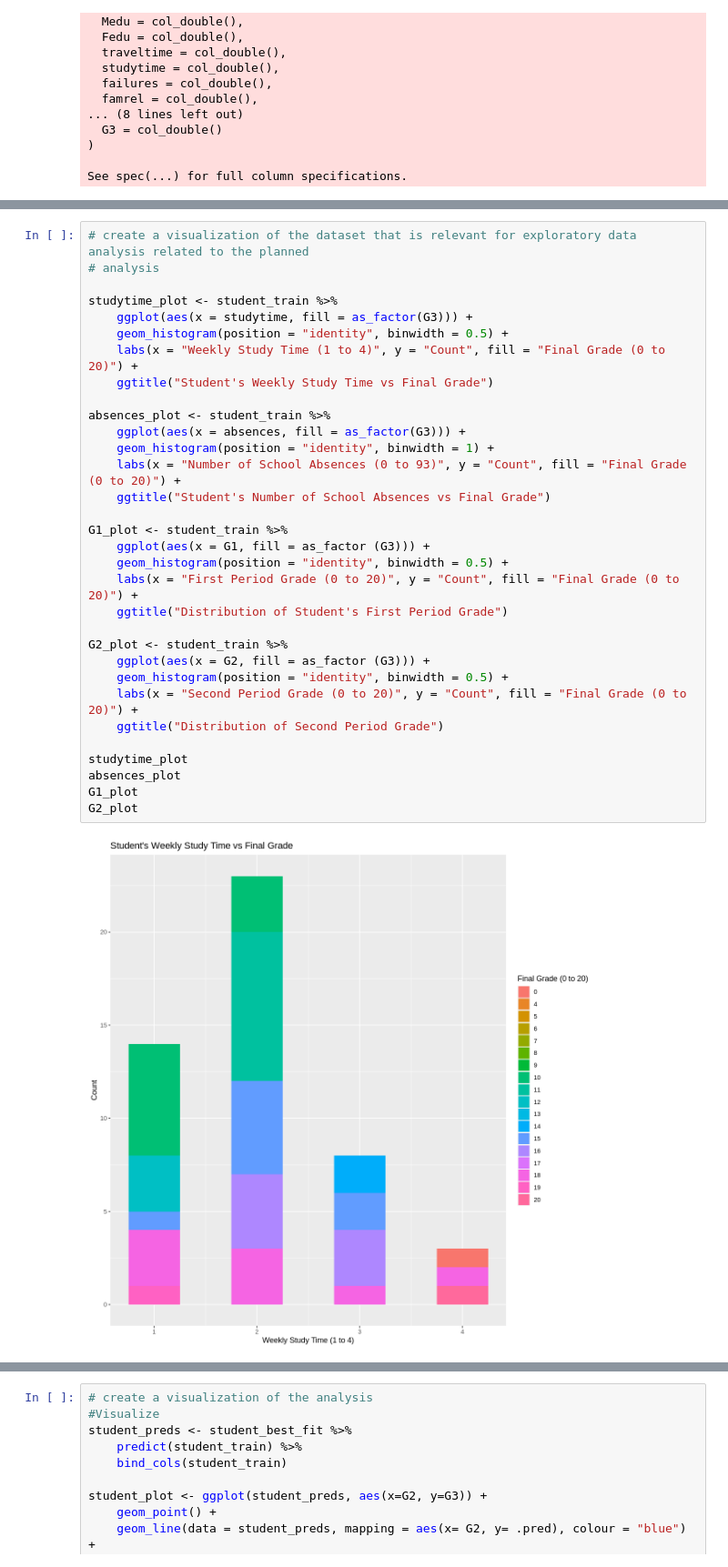
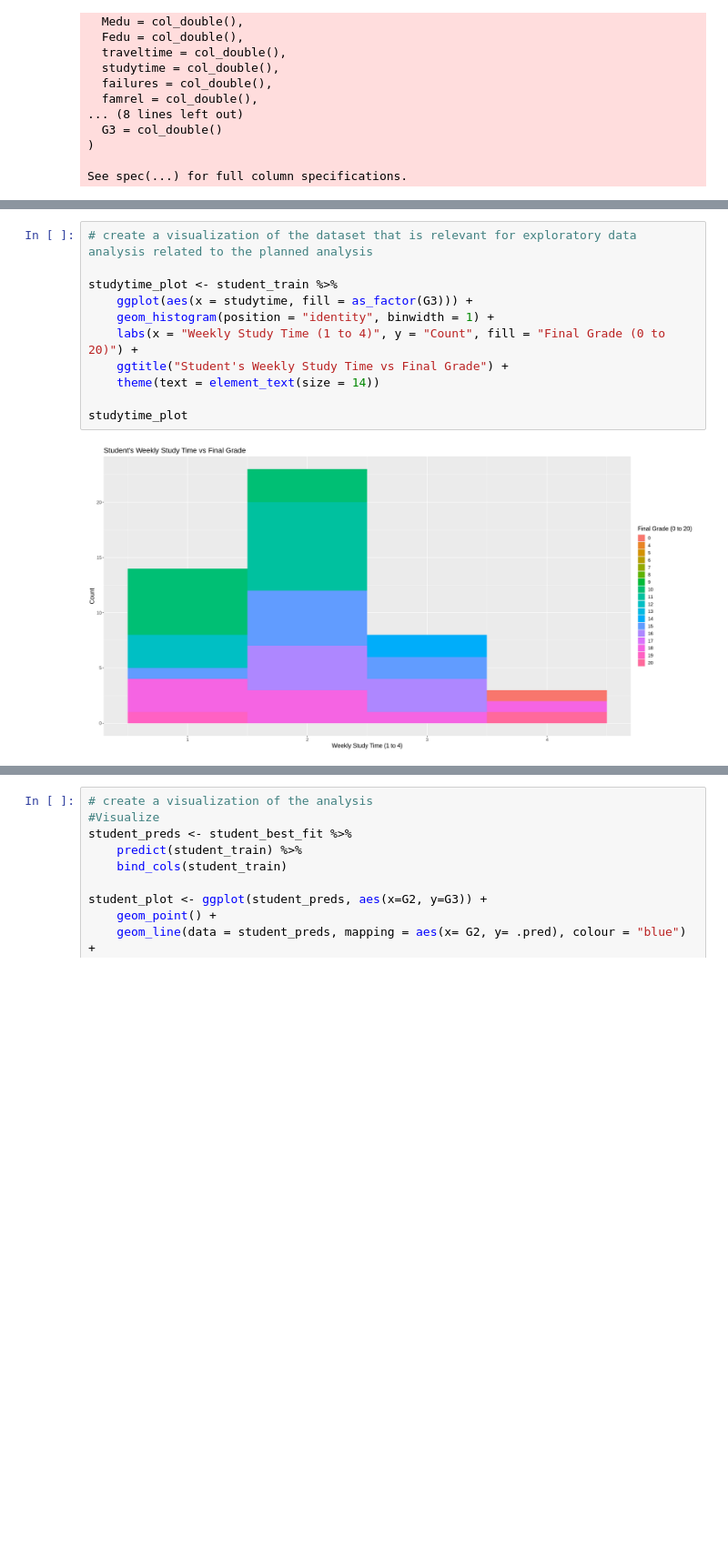
Before and after one commit to caileym3/ds-group-19-project-proposal, a Jupyter notebook: group_project_report.ipynb, the cells around one changed output, grey strips where cells are left out. Shown: that part at 91% size. Saved outputs shown, nothing was run; the diff lists cells and outputs as text; blank space fills up the shorter version.

Commit message:
graphs?

```diff
--- a/group_project_report.ipynb
+++ b/group_project_report.ipynb
@@ -107,36 +123,15 @@ A tibble: 297 × 5
  3rd Qu.:14.00
  Max.   :20.00
 # %%
-# create a visualization of the dataset that is relevant for exploratory data analysis related to the planned
-# analysis
+# create a visualization of the dataset that is relevant for exploratory data analysis related to the planned analysis
 
 studytime_plot <- student_train %>%
     ggplot(aes(x = studytime, fill = as_factor(G3))) +
-    geom_histogram(position = "identity", binwidth = 0.5) +
+    geom_histogram(position = "identity", binwidth = 1) +
     labs(x = "Weekly Study Time (1 to 4)", y = "Count", fill = "Final Grade (0 to 20)") +
-    ggtitle("Student's Weekly Study Time vs Final Grade")
-
-absences_plot <- student_train %>%
-    ggplot(aes(x = absences, fill = as_factor(G3))) +
-    geom_histogram(position = "identity", binwidth = 1) +
-    labs(x = "Number of School Absences (0 to 93)", y = "Count", fill = "Final Grade (0 to 20)") +
-    ggtitle("Student's Number of School Absences vs Final Grade")
-
-G1_plot <- student_train %>%
-    ggplot(aes(x = G1, fill = as_factor (G3))) +
-    geom_histogram(position = "identity", binwidth = 0.5) +
-    labs(x = "First Period Grade (0 to 20)", y = "Count", fill = "Final Grade (0 to 20)") +
-    ggtitle("Distribution of Student's First Period Grade")
-
-G2_plot <- student_train %>%
-    ggplot(aes(x = G2, fill = as_factor (G3))) +
-    geom_histogram(position = "identity", binwidth = 0.5) +
-    labs(x = "Second Period Grade (0 to 20)", y = "Count", fill = "Final Grade (0 to 20)") +
-    ggtitle("Distribution of Second Period Grade")
+    ggtitle("Student's Weekly Study Time vs Final Grade") +
+    theme(text = element_text(size = 14))
 
 studytime_plot
-absences_plot
-G1_plot
-G2_plot
 # %% [output]
-[figure, old version]
+[figure, new version]
```
Also changed, not shown: parts of 8 cells of this notebook.
